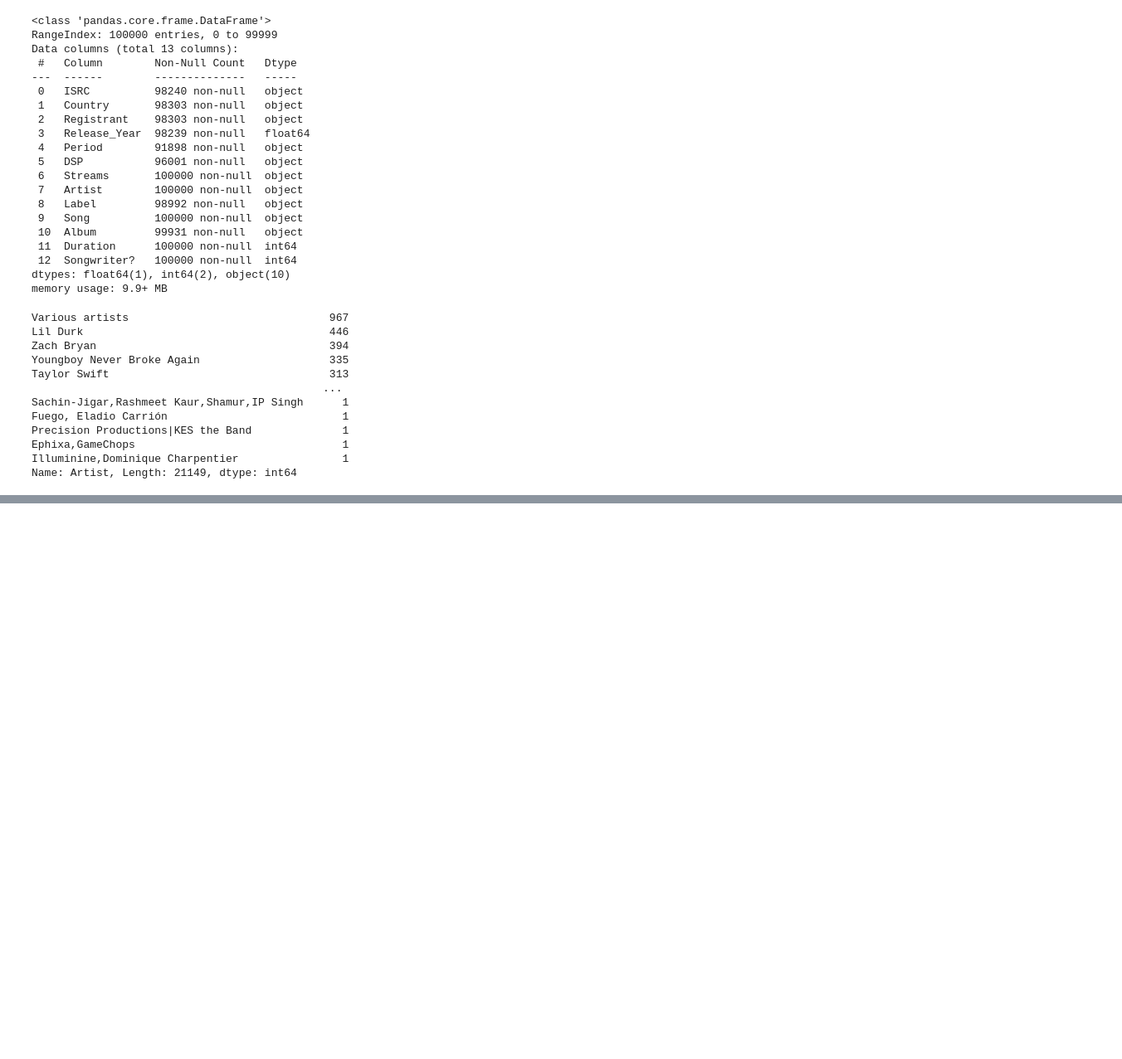
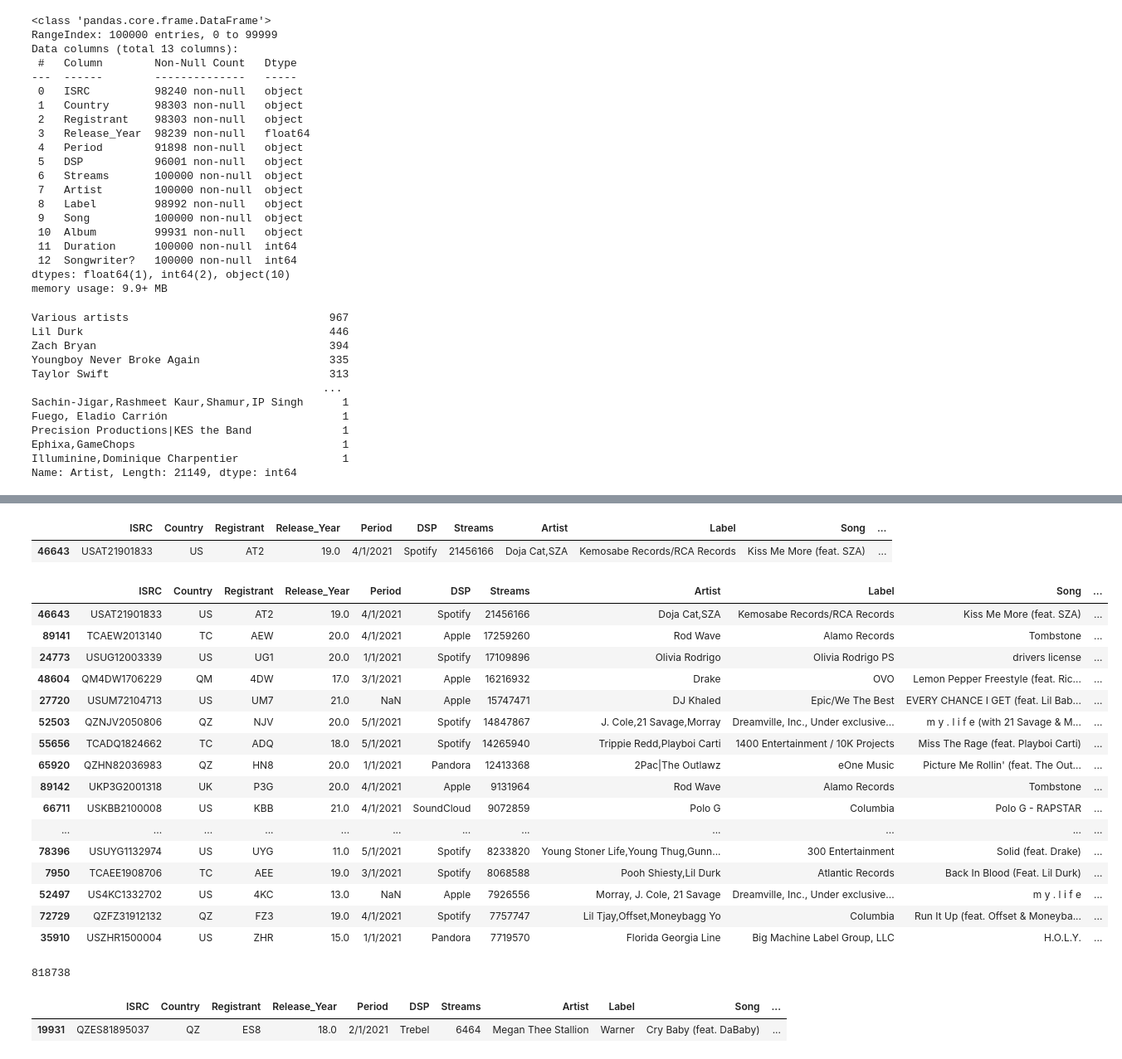
Before and after one commit to NSS-Data-Analytics-Cohort-6/mlc-project-nan-nagini, a Jupyter notebook: Notebooks/MLC_Dataset.ipynb, the cells around one changed output, grey strips where cells are left out. Shown at 83% size. Cells and saved outputs as stored; diff of their text form; code cells hidden in the pictures; blank space fills up the shorter version.

Commit message:
Found a couple of data discrepancies

```diff
--- a/Notebooks/MLC_Dataset.ipynb
+++ b/Notebooks/MLC_Dataset.ipynb
@@ -194,0 +220,6 @@ Name: Artist, Length: 21149, dtype: int64
+# %%
+mlc_data["Streams"] = mlc_data["Streams"].str.replace(' ','')
+# %%
+mlc_data["Streams"] = mlc_data["Streams"].str.replace(',','')
+# %%
+mlc_data[["Streams"]] = mlc_data[["Streams"]].apply(pd.to_numeric)
@@ -194,0 +235,34 @@ Name: Artist, Length: 21149, dtype: int64
+# %%
+mlc_data.loc[mlc_data['Streams'] ==mlc_data.Streams.max()]
+# %% [output]
+|  | ISRC | Country | Registrant | Release_Year | Period | DSP | Streams | Artist | Label | Song | ... |
+| 46643 | USAT21901833 | US | AT2 | 19.0 | 4/1/2021 | Spotify | 21456166 | Doja Cat,SZA | Kemosabe Records/RCA Records | Kiss Me More (feat. SZA) | ... |
+# %%
+mlc_data.sort_values(by='Streams', ascending=False).head(20)
+# %% [output]
+|  | ISRC | Country | Registrant | Release_Year | Period | DSP | Streams | Artist | Label | Song | ... |
+| 46643 | USAT21901833 | US | AT2 | 19.0 | 4/1/2021 | Spotify | 21456166 | Doja Cat,SZA | Kemosabe Records/RCA Records | Kiss Me More (feat. SZA) | ... |
+| 89141 | TCAEW2013140 | TC | AEW | 20.0 | 4/1/2021 | Apple | 17259260 | Rod Wave | Alamo Records | Tombstone | ... |
+| 24773 | USUG12003339 | US | UG1 | 20.0 | 1/1/2021 | Spotify | 17109896 | Olivia Rodrigo | Olivia Rodrigo PS | drivers license | ... |
+| 48604 | QM4DW1706229 | QM | 4DW | 17.0 | 3/1/2021 | Apple | 16216932 | Drake | OVO | Lemon Pepper Freestyle (feat. Ric... | ... |
+| 27720 | USUM72104713 | US | UM7 | 21.0 | NaN | Apple | 15747471 | DJ Khaled | Epic/We The Best | EVERY CHANCE I GET (feat. Lil Bab... | ... |
+| 52503 | QZNJV2050806 | QZ | NJV | 20.0 | 5/1/2021 | Spotify | 14847867 | J. Cole,21 Savage,Morray | Dreamville, Inc., Under exclusive... | m y . l i f e (with 21 Savage & M... | ... |
+| 55656 | TCADQ1824662 | TC | ADQ | 18.0 | 5/1/2021 | Spotify | 14265940 | Trippie Redd,Playboi Carti | 1400 Entertainment / 10K Projects | Miss The Rage (feat. Playboi Carti) | ... |
+| 65920 | QZHN82036983 | QZ | HN8 | 20.0 | 1/1/2021 | Pandora | 12413368 | 2Pac|The Outlawz | eOne Music | Picture Me Rollin' (feat. The Out... | ... |
+| 89142 | UKP3G2001318 | UK | P3G | 20.0 | 4/1/2021 | Apple | 9131964 | Rod Wave | Alamo Records | Tombstone | ... |
+| 66711 | USKBB2100008 | US | KBB | 21.0 | 4/1/2021 | SoundCloud | 9072859 | Polo G | Columbia | Polo G - RAPSTAR | ... |
+| ... | ... | ... | ... | ... | ... | ... | ... | ... | ... | ... | ... |
+| 78396 | USUYG1132974 | US | UYG | 11.0 | 5/1/2021 | Spotify | 8233820 | Young Stoner Life,Young Thug,Gunn... | 300 Entertainment | Solid (feat. Drake) | ... |
+| 7950 | TCAEE1908706 | TC | AEE | 19.0 | 3/1/2021 | Spotify | 8068588 | Pooh Shiesty,Lil Durk | Atlantic Records | Back In Blood (Feat. Lil Durk) | ... |
+| 52497 | US4KC1332702 | US | 4KC | 13.0 | NaN | Apple | 7926556 | Morray, J. Cole, 21 Savage | Dreamville, Inc., Under exclusive... | m y . l i f e | ... |
+| 72729 | QZFZ31912132 | QZ | FZ3 | 19.0 | 4/1/2021 | Spotify | 7757747 | Lil Tjay,Offset,Moneybagg Yo | Columbia | Run It Up (feat. Offset & Moneyba... | ... |
+| 35910 | USZHR1500004 | US | ZHR | 15.0 | 1/1/2021 | Pandora | 7719570 | Florida Georgia Line | Big Machine Label Group, LLC | H.O.L.Y. | ... |
+# %%
+mlc_data['Duration'].max()
+# %% [output]
+818738
+# %%
+mlc_data.loc[mlc_data['Duration'] ==mlc_data.Duration.max()]
+# %% [output]
+|  | ISRC | Country | Registrant | Release_Year | Period | DSP | Streams | Artist | Label | Song | ... |
+| 19931 | QZES81895037 | QZ | ES8 | 18.0 | 2/1/2021 | Trebel | 6464 | Megan Thee Stallion | Warner | Cry Baby (feat. DaBaby) | ... |
```
Also changed, not shown: parts of 7 cells of this notebook.
